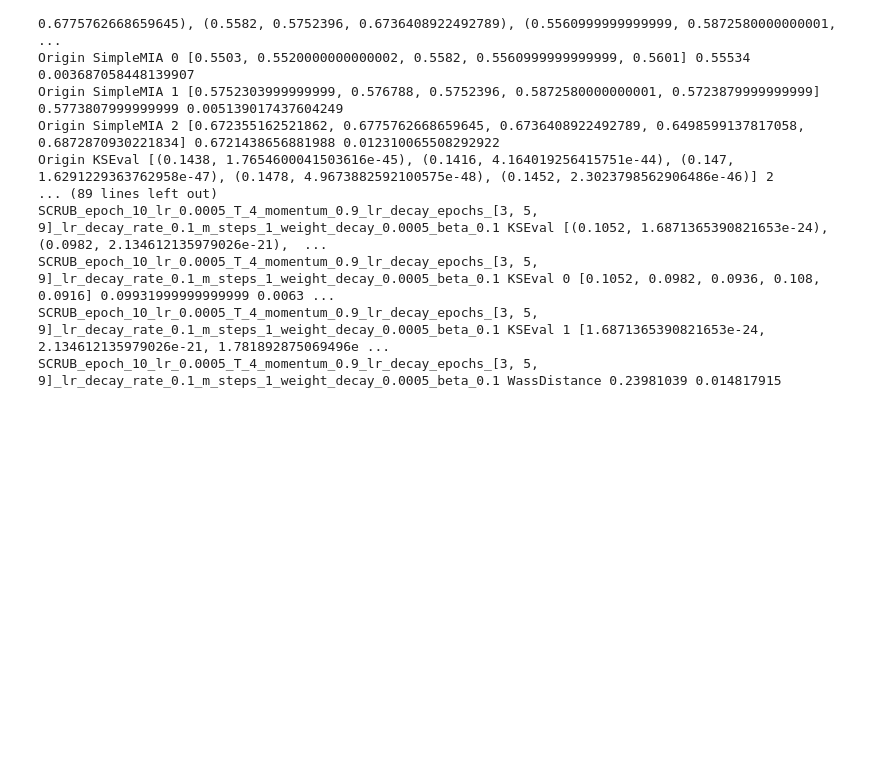
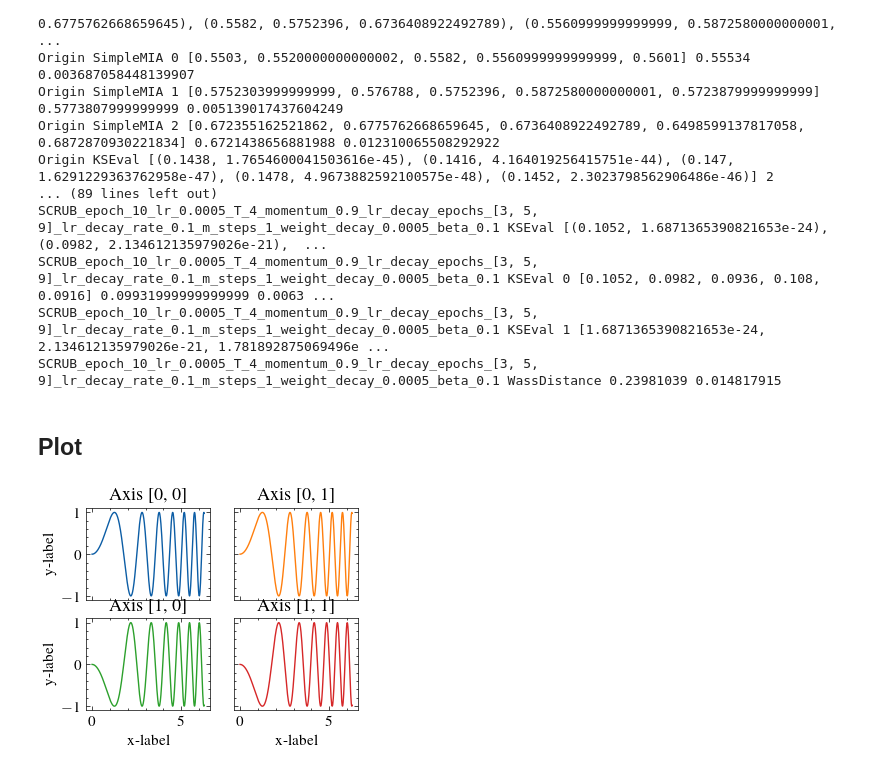
Before and after one commit to marsplus/SG-Unlearn, a Jupyter notebook: src/read_baseline_result.ipynb, the cells around one changed output. Saved outputs shown, nothing was run; the diff lists cells and outputs as text; code cells hidden in the pictures; blank space fills up the shorter version.

```diff
--- a/src/read_baseline_result.ipynb
+++ b/src/read_baseline_result.ipynb
@@ -90,3 +90,42 @@ SCRUB_epoch_10_lr_0.0005_T_4_momentum_0.9_lr_decay_epochs_[3, 5, 9]_lr_decay_rat
 SCRUB_epoch_10_lr_0.0005_T_4_momentum_0.9_lr_decay_epochs_[3, 5, 9]_lr_decay_rate_0.1_m_steps_1_weight_decay_0.0005_beta_0.1 KSEval 0 [0.1052, 0.0982, 0.0936, 0.108, 0.0916] 0.09931999999999999 0.0063 ...
 SCRUB_epoch_10_lr_0.0005_T_4_momentum_0.9_lr_decay_epochs_[3, 5, 9]_lr_decay_rate_0.1_m_steps_1_weight_decay_0.0005_beta_0.1 KSEval 1 [1.6871365390821653e-24, 2.134612135979026e-21, 1.781892875069496e ...
 SCRUB_epoch_10_lr_0.0005_T_4_momentum_0.9_lr_decay_epochs_[3, 5, 9]_lr_decay_rate_0.1_m_steps_1_weight_decay_0.0005_beta_0.1 WassDistance 0.23981039 0.014817915
+# %% [markdown]
+## Plot
+# %%
+import matplotlib.pyplot as plt
+import numpy as np
+import scienceplots
+plt.style.use('science')
+
+import matplotlib as mpl
+mpl.rcParams['figure.facecolor'] = 'white'
+
+
+plt.rcParams.update({
+    "font.family": "serif",   # specify font family here
+    "font.serif": ["Times"],  # specify font here
+    "font.size":11})
+
+# Some example data to display
+x = np.linspace(0, 2 * np.pi, 400)
+y = np.sin(x ** 2)
+# %%
+fig, axs = plt.subplots(2, 2)
+axs[0, 0].plot(x, y)
+axs[0, 0].set_title('Axis [0, 0]')
+axs[0, 1].plot(x, y, 'tab:orange')
+axs[0, 1].set_title('Axis [0, 1]')
+axs[1, 0].plot(x, -y, 'tab:green')
+axs[1, 0].set_title('Axis [1, 0]')
+axs[1, 1].plot(x, -y, 'tab:red')
+axs[1, 1].set_title('Axis [1, 1]')
+
+for ax in axs.flat:
+    ax.set(xlabel='x-label', ylabel='y-label')
+
+# Hide x labels and tick labels for top plots and y ticks for right plots.
+for ax in axs.flat:
+    ax.label_outer()
+# %% [output]
+[figure, added]
```
